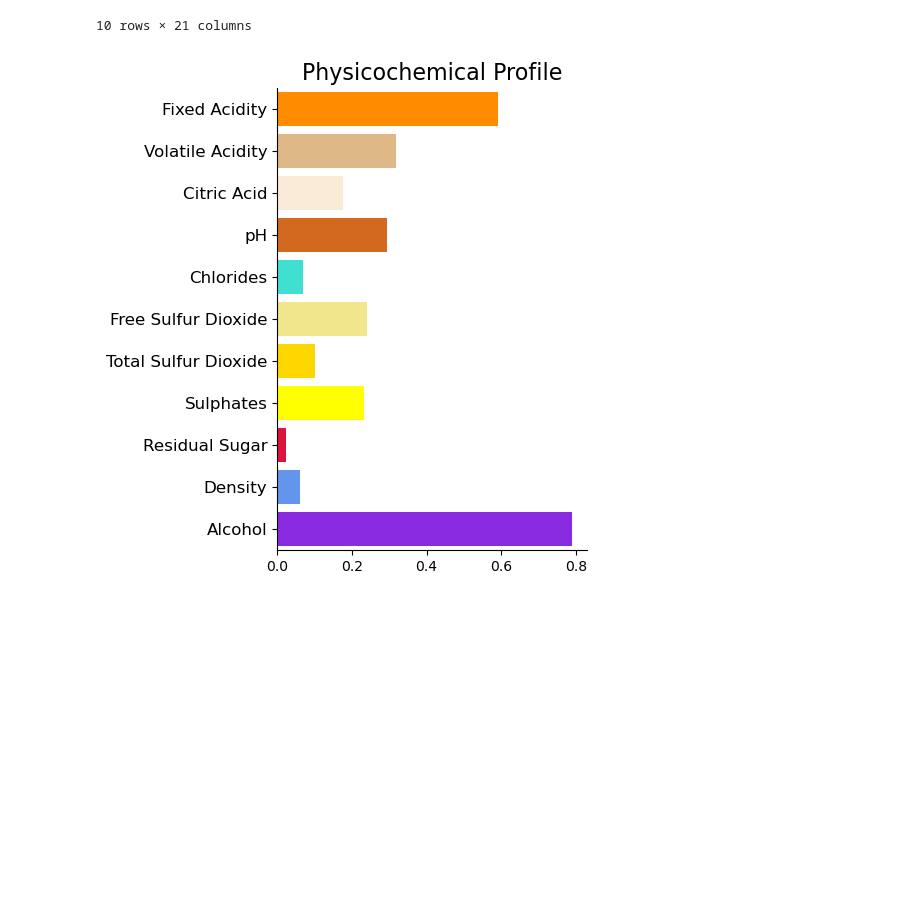
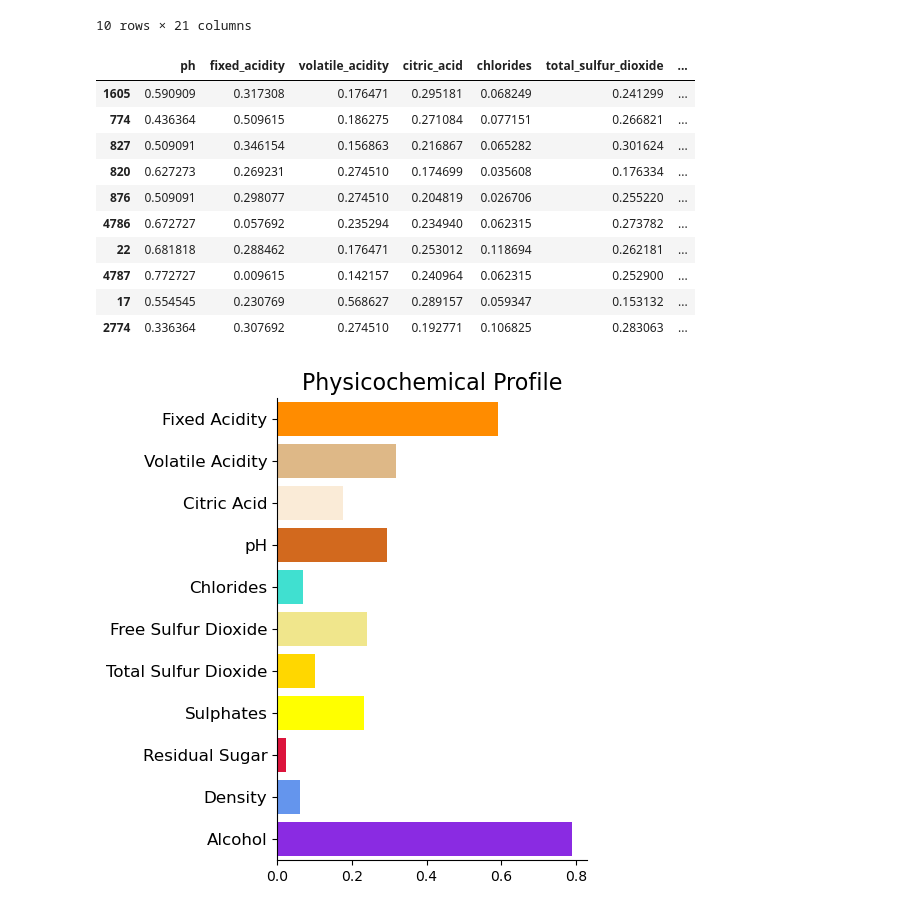
Before and after one commit to olemir/data-analysis-on-wine, a Jupyter notebook: notebooks/wine-quality_3-EDA_white-wine.ipynb, the cells around one changed output. Saved outputs shown, nothing was run; the diff lists cells and outputs as text; code cells hidden in the pictures; blank space fills up the shorter version.

```diff
--- a/notebooks/wine-quality_3-EDA_white-wine.ipynb
+++ b/notebooks/wine-quality_3-EDA_white-wine.ipynb
@@ -583,6 +595,21 @@ wine_w_top10
 | 17 | 3.33 | 6.2 | 0.660 | 0.48 | 0.029 | 75.0 | ... |
 | 2774 | 3.09 | 7.0 | 0.360 | 0.32 | 0.045 | 131.0 | ... |
 10 rows × 21 columns
+# %%
+wine_w_norm_top10 = wine_w_norm.sort_values('quality', ascending=False).head(10)
+wine_w_norm_top10
+# %% [output]
+|  | ph | fixed_acidity | volatile_acidity | citric_acid | chlorides | total_sulfur_dioxide | ... |
+| 1605 | 0.590909 | 0.317308 | 0.176471 | 0.295181 | 0.068249 | 0.241299 | ... |
+| 774 | 0.436364 | 0.509615 | 0.186275 | 0.271084 | 0.077151 | 0.266821 | ... |
+| 827 | 0.509091 | 0.346154 | 0.156863 | 0.216867 | 0.065282 | 0.301624 | ... |
+| 820 | 0.627273 | 0.269231 | 0.274510 | 0.174699 | 0.035608 | 0.176334 | ... |
+| 876 | 0.509091 | 0.298077 | 0.274510 | 0.204819 | 0.026706 | 0.255220 | ... |
+| 4786 | 0.672727 | 0.057692 | 0.235294 | 0.234940 | 0.062315 | 0.273782 | ... |
+| 22 | 0.681818 | 0.288462 | 0.176471 | 0.253012 | 0.118694 | 0.262181 | ... |
+| 4787 | 0.772727 | 0.009615 | 0.142157 | 0.240964 | 0.062315 | 0.252900 | ... |
+| 17 | 0.554545 | 0.230769 | 0.568627 | 0.289157 | 0.059347 | 0.153132 | ... |
+| 2774 | 0.336364 | 0.307692 | 0.274510 | 0.192771 | 0.106825 | 0.283063 | ... |
 # %%
 fig, ax = plt.subplots(1, 1, figsize=(4,6))
 ax = barplot_physicochemical_properties(wine_w_norm_top10.iloc[0][all_inputs], input_param_colors.values(), input_param_labels.values())
```
Also changed, not shown: parts of 14 cells of this notebook, 2 other files.
